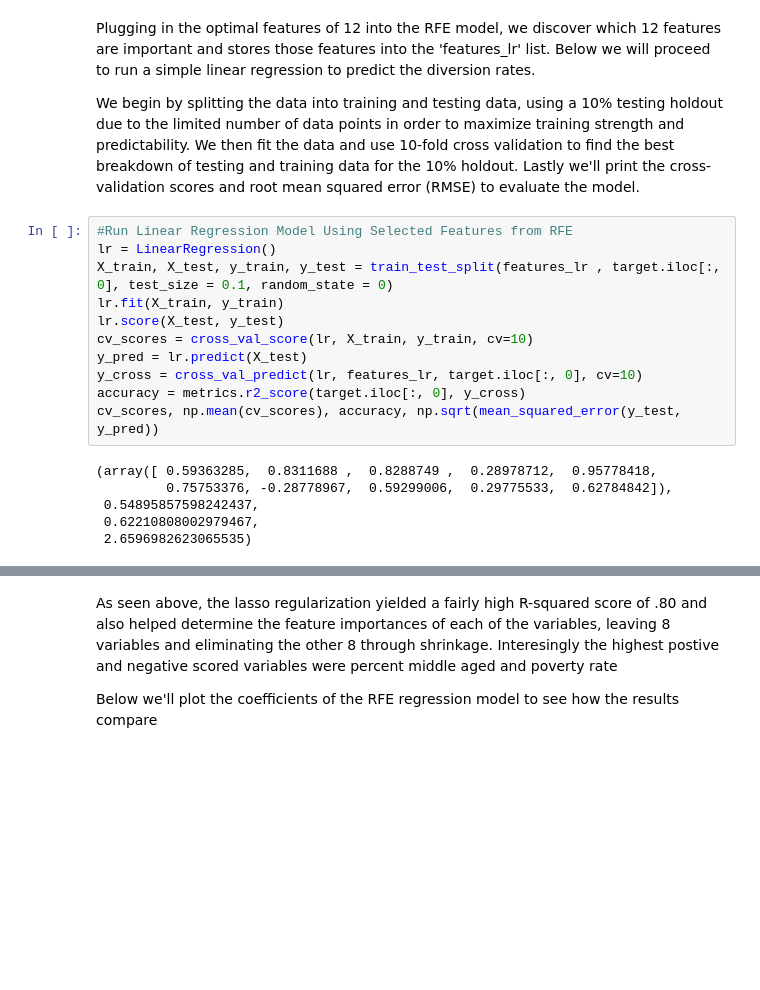
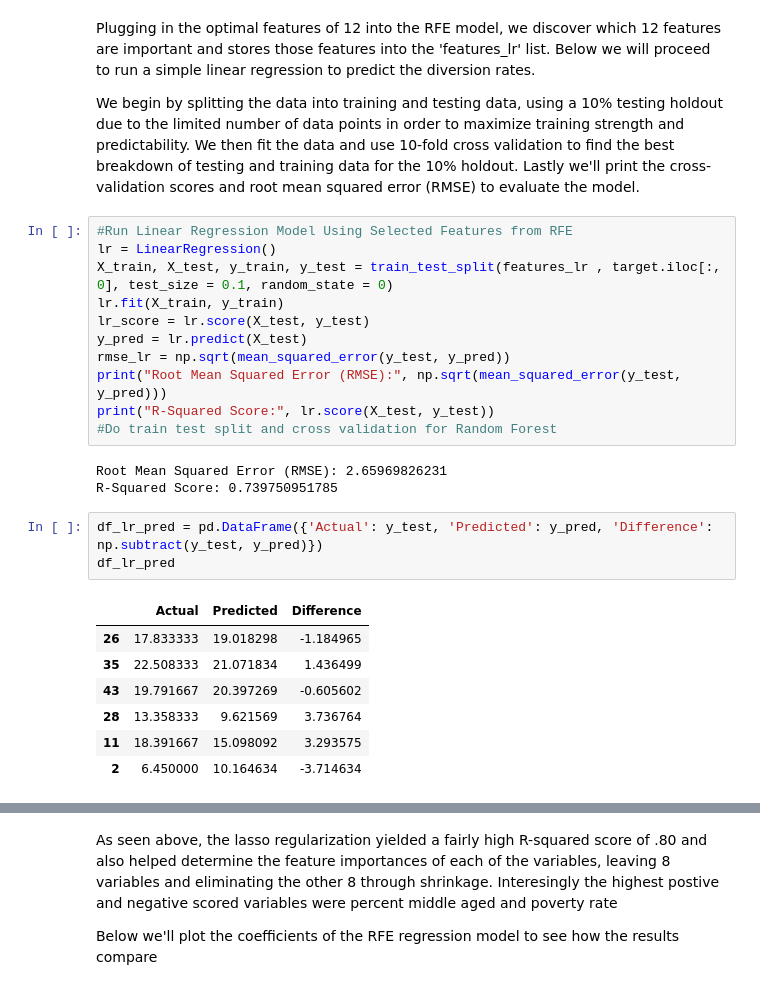
Before and after one commit to vsraja3/Springboard-Capstone-1, a Jupyter notebook: Capstone 1 - NYC Recycling - ML Report.ipynb, the cells around one changed output, grey strips where cells are left out. Cells and saved outputs as stored; diff of their text form; blank space fills up the shorter version.

```diff
--- a/Capstone 1 - NYC Recycling - ML Report.ipynb
+++ b/Capstone 1 - NYC Recycling - ML Report.ipynb
@@ -123,15 +117,23 @@ We begin by splitting the data into training and testing data, using a 10% testi
 lr = LinearRegression()
 X_train, X_test, y_train, y_test = train_test_split(features_lr , target.iloc[:, 0], test_size = 0.1, random_state = 0)
 lr.fit(X_train, y_train)
-lr.score(X_test, y_test)
-cv_scores = cross_val_score(lr, X_train, y_train, cv=10)
+lr_score = lr.score(X_test, y_test)
 y_pred = lr.predict(X_test)
-y_cross = cross_val_predict(lr, features_lr, target.iloc[:, 0], cv=10)
-accuracy = metrics.r2_score(target.iloc[:, 0], y_cross)
-cv_scores, np.mean(cv_scores), accuracy, np.sqrt(mean_squared_error(y_test, y_pred))
+rmse_lr = np.sqrt(mean_squared_error(y_test, y_pred))
+print("Root Mean Squared Error (RMSE):", np.sqrt(mean_squared_error(y_test, y_pred)))
+print("R-Squared Score:", lr.score(X_test, y_test))
+#Do train test split and cross validation for Random Forest
 # %% [output]
-(array([ 0.59363285,  0.8311688 ,  0.8288749 ,  0.28978712,  0.95778418,
-         0.75753376, -0.28778967,  0.59299006,  0.29775533,  0.62784842]),
- 0.54895857598242437,
- 0.62210808002979467,
- 2.6596982623065535)
+Root Mean Squared Error (RMSE): 2.65969826231
+R-Squared Score: 0.739750951785
+# %%
+df_lr_pred = pd.DataFrame({'Actual': y_test, 'Predicted': y_pred, 'Difference': np.subtract(y_test, y_pred)})
+df_lr_pred
+# %% [output]
+|  | Actual | Predicted | Difference |
+| 26 | 17.833333 | 19.018298 | -1.184965 |
+| 35 | 22.508333 | 21.071834 | 1.436499 |
+| 43 | 19.791667 | 20.397269 | -0.605602 |
+| 28 | 13.358333 | 9.621569 | 3.736764 |
+| 11 | 18.391667 | 15.098092 | 3.293575 |
+| 2 | 6.450000 | 10.164634 | -3.714634 |
```
Also changed, not shown: parts of 33 cells of this notebook.
